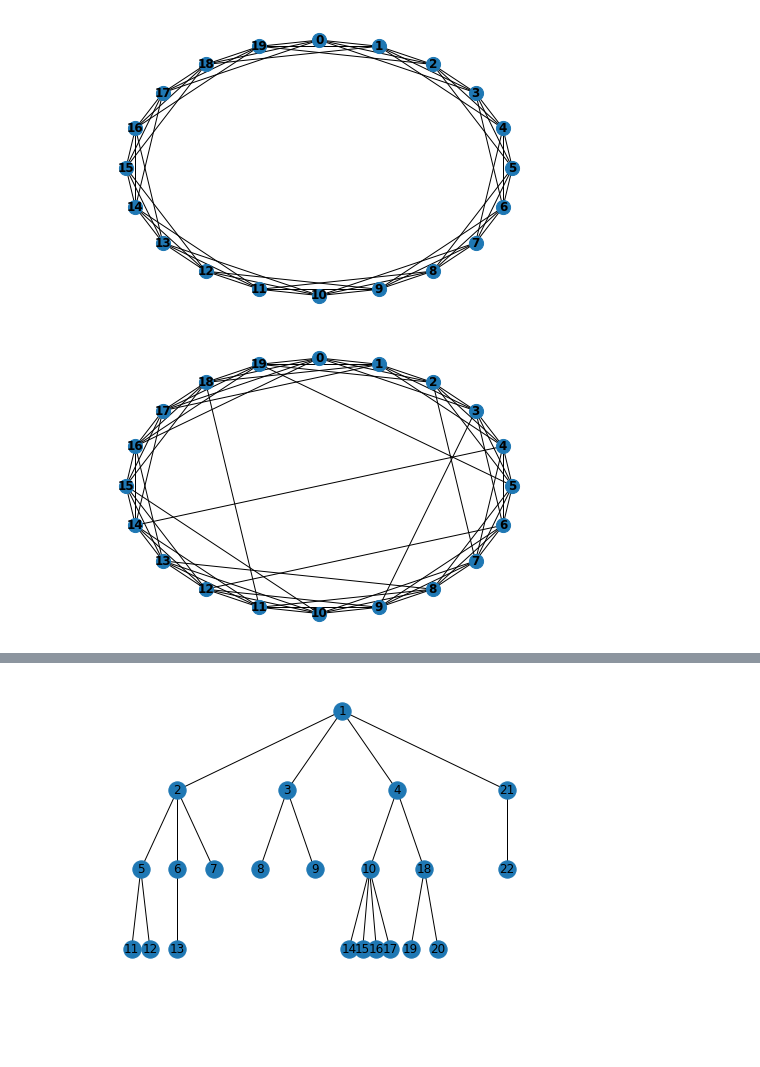
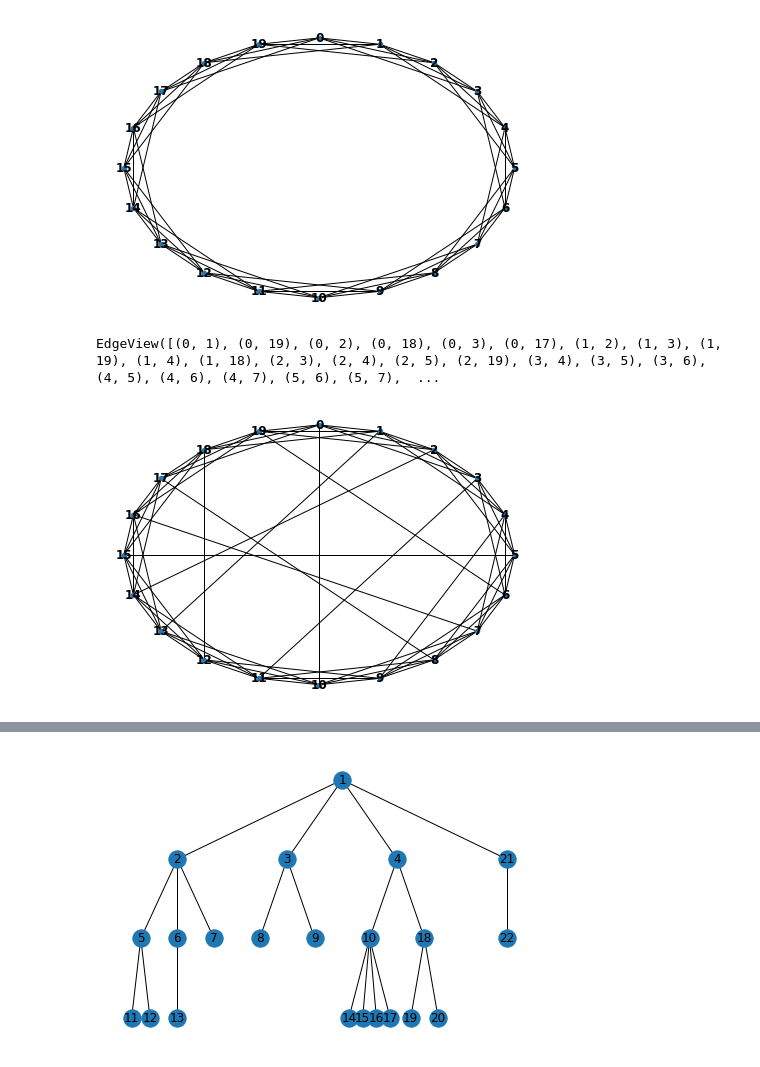
Before and after one commit to ulgenklc/Complex-Contagions, a Jupyter notebook: Excitations_python/Experiments/Model_figures.ipynb, the cells around one changed output, grey strips where cells are left out. Cells and saved outputs as stored; diff of their text form; code cells hidden in the pictures; blank space fills up the shorter version.

```diff
--- a/Excitations_python/Experiments/Model_figures.ipynb
+++ b/Excitations_python/Experiments/Model_figures.ipynb
@@ -92,7 +92,7 @@ class geometric_network():
 
         self.A = nx.adjacency_matrix(self.graph)## use .toarray() or .todense() attributes to call the sparse matrix
 
-    def display(self, n_size = 15, labels = True):
+    def display(self, n_size = 15, labels = True, ):
 
         try: return(nx.draw(self.graph, pos = self.pos, node_size = n_size, with_labels = labels, font_weight = 'bold'))
 
@@ -352,13 +411,17 @@ nx.draw(zooomed, node_color = colors, with_labels = True)
 # %%
 n = 20
-G = geometric_network('ring_lattice', size = n, banded = True, band_length = 3)
-G.display(n_size = 200)
-#plt.savefig('/Users/bengieru/Desktop/Network_Dynamics/fig4.pdf')
+G = geometric_network('ring_lattice', size = n, banded = True, band_length = 3 )
+G.display(n_size = 20, labels = True)
+plt.savefig('/Users/bengieru/Neuronal_Cascades/Simplicial_Model/docs/source/network1.jpg')
 # %% [output]
-[figure, old version]
+[figure, new version]
+# %%
+G.graph.edges
+# %% [output]
+EdgeView([(0, 1), (0, 19), (0, 2), (0, 18), (0, 3), (0, 17), (1, 2), (1, 3), (1, 19), (1, 4), (1, 18), (2, 3), (2, 4), (2, 5), (2, 19), (3, 4), (3, 5), (3, 6), (4, 5), (4, 6), (4, 7), (5, 6), (5, 7),  ...
 # %%
 G.add_noise_to_geometric('k_regular', 1)
-G.display(n_size = 200)
-#plt.savefig('/Users/bengieru/Desktop/Network_Dynamics/fig5.pdf')
+G.display(n_size = 20, labels=True)
+plt.savefig('/Users/bengieru/Neuronal_Cascades/Simplicial_Model/docs/source/network2.jpg')
 # %% [output]
-[figure, old version]
+[figure, new version]
```
Also changed, not shown: parts of 10 cells of this notebook.
